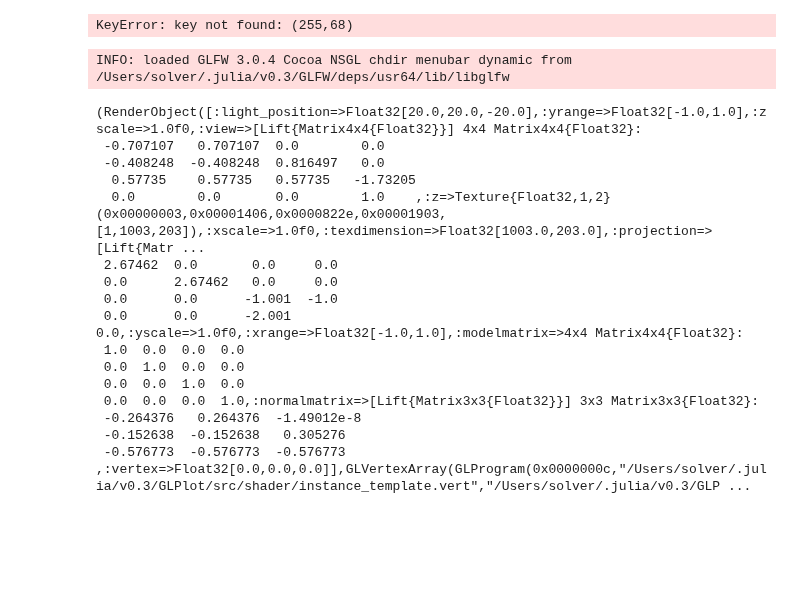
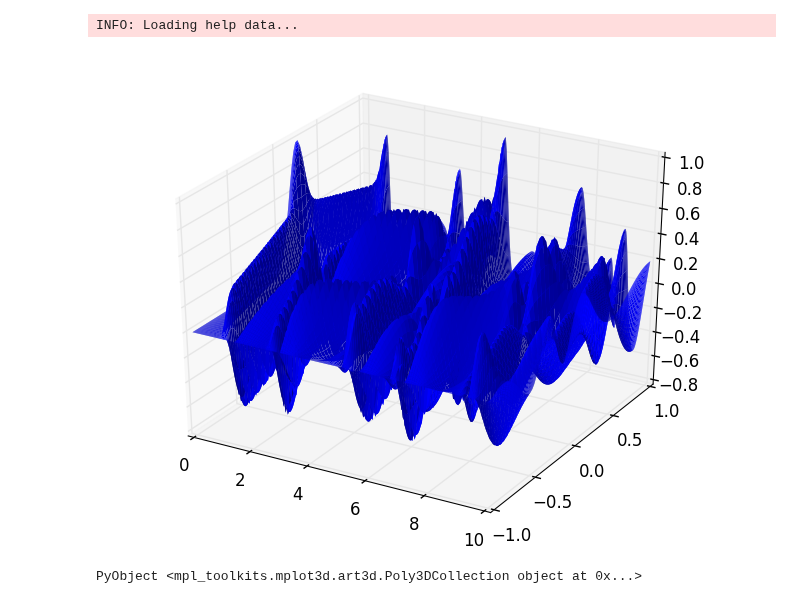
Before and after one commit to JuliaApproximation/ApproxFun.jl, a Jupyter notebook: examples/PDE Timings.ipynb, the cells around one changed output. Saved outputs shown, nothing was run; the diff lists cells and outputs as text; code cells hidden in the pictures; blank space fills up the shorter version.

```diff
--- a/examples/PDE Timings.ipynb
+++ b/examples/PDE Timings.ipynb
@@ -34,25 +34,6 @@ elapsed time: 2.325145396 seconds (324296280 bytes allocated, 8.24% gc time)
 # %%
-contour(u)
+plot(u)
 # %% [output]
-KeyError: key not found: (255,68)
+INFO: Loading help data...
+[figure, added]
+PyObject <mpl_toolkits.mplot3d.art3d.Poly3DCollection object at 0x...>
-# %%
-# contour(u) is broken so we use GLPlot
-plot(0.:.01:10.,-1.:.01:1.,u);
-# %% [output]
-INFO: loaded GLFW 3.0.4 Cocoa NSGL chdir menubar dynamic from /Users/solver/.julia/v0.3/GLFW/deps/usr64/lib/libglfw
-(RenderObject([:light_position=>Float32[20.0,20.0,-20.0],:yrange=>Float32[-1.0,1.0],:zscale=>1.0f0,:view=>[Lift{Matrix4x4{Float32}}] 4x4 Matrix4x4{Float32}:
- -0.707107   0.707107  0.0        0.0
- -0.408248  -0.408248  0.816497   0.0
-  0.57735    0.57735   0.57735   -1.73205
-  0.0        0.0       0.0        1.0    ,:z=>Texture{Float32,1,2}(0x00000003,0x00001406,0x0000822e,0x00001903,[1,1003,203]),:xscale=>1.0f0,:texdimension=>Float32[1003.0,203.0],:projection=>[Lift{Matr ...
- 2.67462  0.0       0.0     0.0
- 0.0      2.67462   0.0     0.0
- 0.0      0.0      -1.001  -1.0
- 0.0      0.0      -2.001   0.0,:yscale=>1.0f0,:xrange=>Float32[-1.0,1.0],:modelmatrix=>4x4 Matrix4x4{Float32}:
- 1.0  0.0  0.0  0.0
- 0.0  1.0  0.0  0.0
- 0.0  0.0  1.0  0.0
- 0.0  0.0  0.0  1.0,:normalmatrix=>[Lift{Matrix3x3{Float32}}] 3x3 Matrix3x3{Float32}:
- -0.264376   0.264376  -1.49012e-8
- -0.152638  -0.152638   0.305276
- -0.576773  -0.576773  -0.576773  ,:vertex=>Float32[0.0,0.0,0.0]],GLVertexArray(GLProgram(0x0000000c,"/Users/solver/.julia/v0.3/GLPlot/src/shader/instance_template.vert","/Users/solver/.julia/v0.3/GLP ...
```
Also changed, not shown: parts of 2 cells of this notebook, 4 other files.
